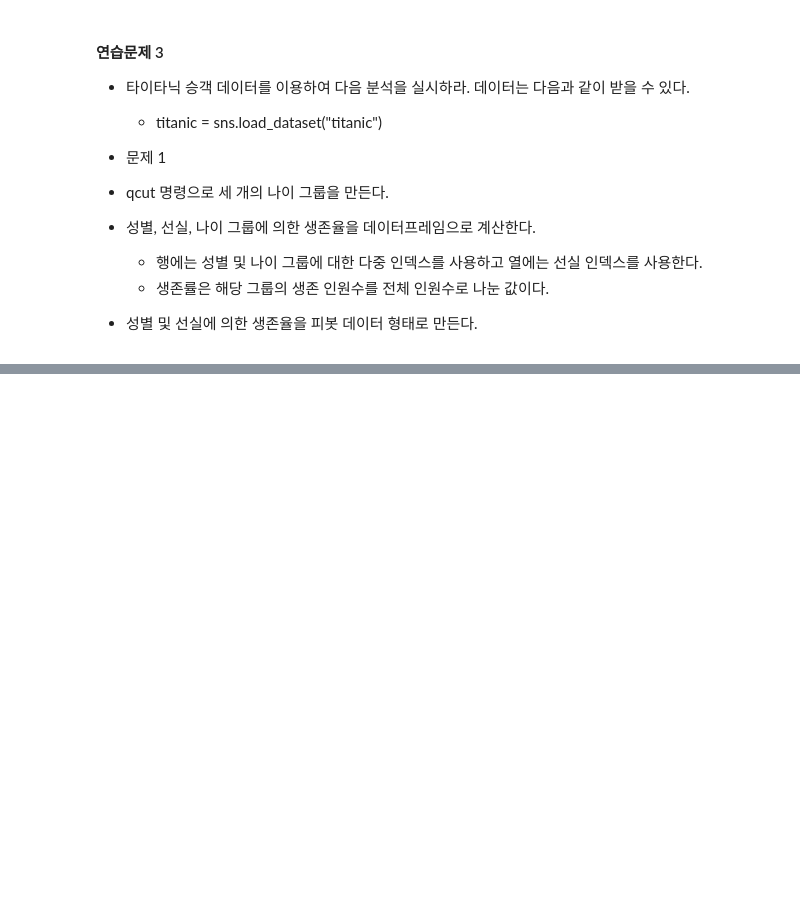
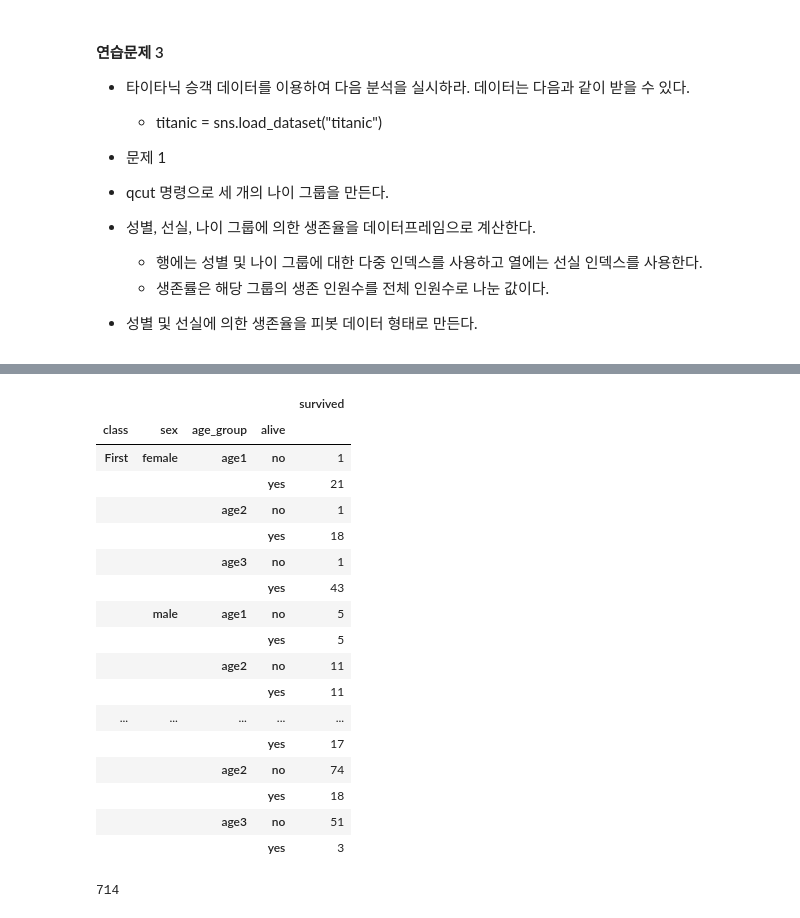
Before and after one commit to lullu303/DataScience2, a Jupyter notebook: 분석패키지/문제 6. 피봇테이블 및 그룹연산 연습문제.ipynb, the cells around one changed output, grey strips where cells are left out. Saved outputs shown, nothing was run; the diff lists cells and outputs as text; code cells hidden in the pictures; blank space fills up the shorter version.

```diff
--- a/분석패키지/문제 6. 피봇테이블 및 그룹연산 연습문제.ipynb
+++ b/분석패키지/문제 6. 피봇테이블 및 그룹연산 연습문제.ipynb
@@ -155,3 +155,5 @@ pd.options.display.float_format = '{:.2f}'.format
 # %%
 # 시간대별 tip_pt의 평균을 확인하시오
+pd.options.display.float_format = '{:.4f}'.format
+tips.groupby('time')[['tip_pt']].mean
 # %% [output]
@@ -202,3 +194,5 @@ pd.options.display.float_format = '{:.4f}'.format
 # %%
 # 데이터 로드하기
 titanic = sns.load_dataset("titanic")
+# %%
+titanic['age_group'] = pd.qcut(titanic['age'],3, labels=['age1','age2','age3'])
@@ -204,0 +208,23 @@ titanic = sns.load_dataset("titanic")
+# %%
+groups = titanic.groupby(['class','sex','age_group','alive'])
+# %%
+groups[['survived']].count()
+# %% [output]
+|  |  |  |  | survived |
+| class | sex | age_group | alive |  |
+| First | female | age1 | no | 1 |
+|  |  |  | yes | 21 |
+|  |  | age2 | no | 1 |
+|  |  |  | yes | 18 |
+|  |  | age3 | no | 1 |
+|  |  |  | yes | 43 |
+|  | male | age1 | no | 5 |
+|  |  |  | yes | 5 |
+|  |  | age2 | no | 11 |
+|  |  |  | yes | 11 |
+| ... | ... | ... | ... | ... |
+|  |  |  | yes | 17 |
+|  |  | age2 | no | 74 |
+|  |  |  | yes | 18 |
+|  |  | age3 | no | 51 |
+|  |  |  | yes | 3 |
@@ -204,0 +234,4 @@ titanic = sns.load_dataset("titanic")
+# %%
+sum(titanic_df.sum().values)
+# %% [output]
+714
```
Also changed, not shown: parts of 19 cells of this notebook.
